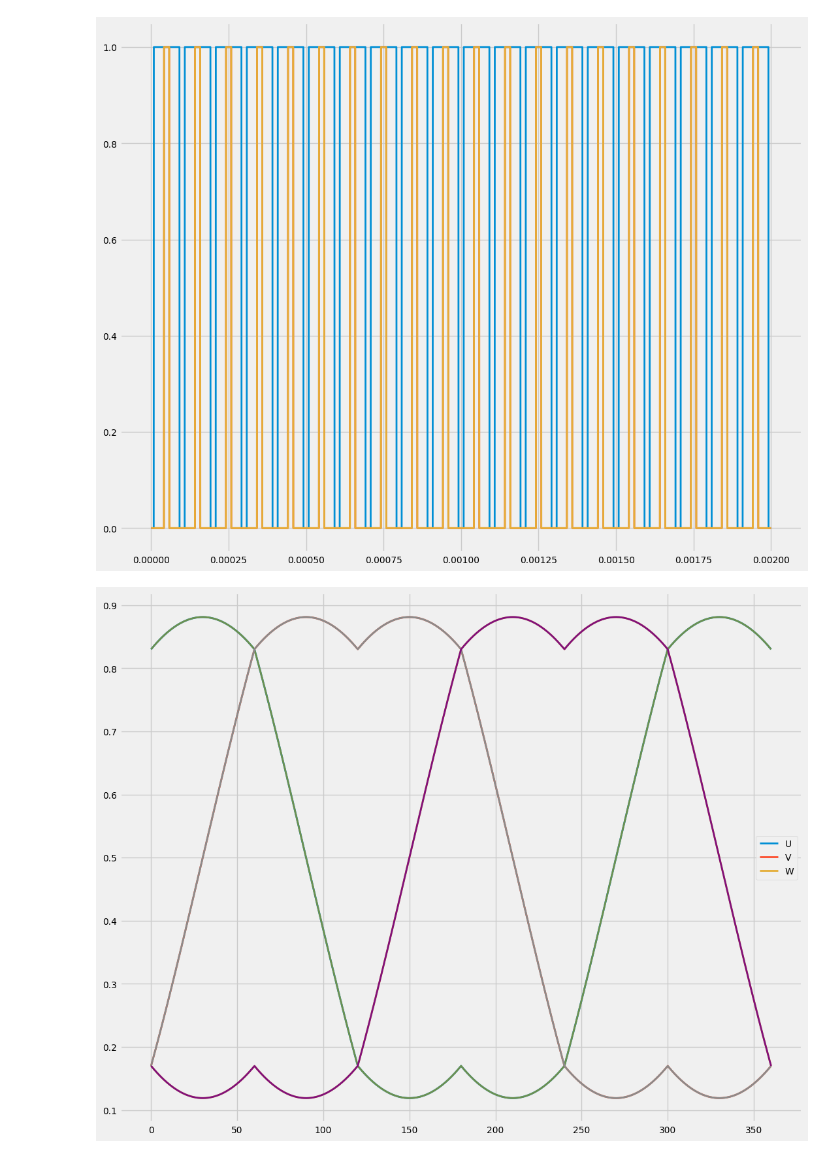
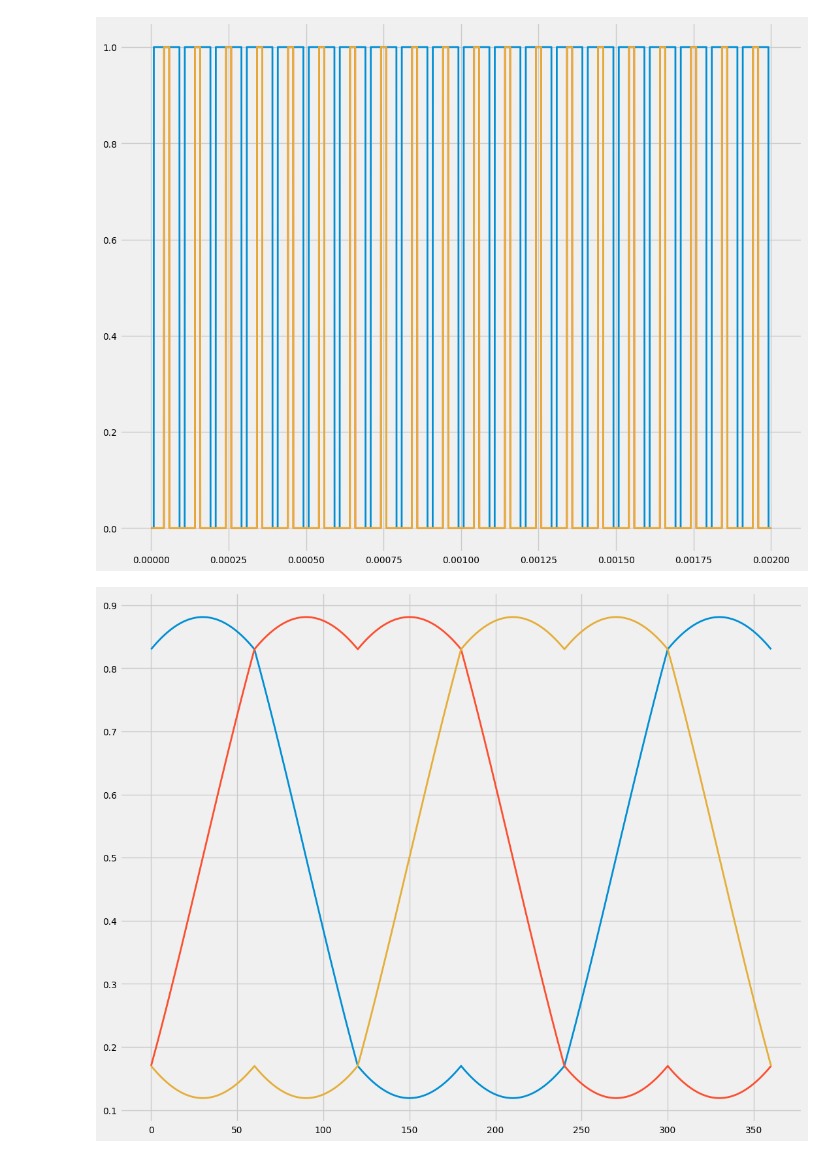
Before and after one commit to gadokrisztian/stm-svpwm, a Jupyter notebook: python/newpythonimplementation.ipynb, the cells around one changed output. Drawn from its saved outputs; the diff is of its cells as text; code cells hidden in the pictures.

```diff
--- a/python/newpythonimplementation.ipynb
+++ b/python/newpythonimplementation.ipynb
@@ -172,30 +172,18 @@ plt.plot(t, Vpwm[2]);
 # %%
 from svpwm import SVPWM
 
 
 pwm1 = SVPWM(50.0, 1/500.0)
 
 theta = np.linspace(0, 360, 5001)
 dcs = np.zeros((3, theta.shape[0]))
 for i, theta_i in enumerate(theta):
     Vref = np.array([Vm * np.cos(np.deg2rad(theta_i)), Vm *np.sin(np.deg2rad(theta_i))])
     dcs[:, i] = pwm1.getDC(Vref)
 
 plt.figure(figsize=(12, 10))
 plt.plot(theta, dcs[0])
 plt.plot(theta, dcs[1])
 plt.plot(theta, dcs[2]);
-
-pwm1 = SVPWM(50.0, 1/250.0)
-for i, theta_i in enumerate(theta):
-    Vref = np.array([Vm * np.cos(np.deg2rad(theta_i)), Vm *np.sin(np.deg2rad(theta_i))])
-    dcs[:, i] = pwm1.getDC(Vref)
-
-plt.plot(theta, dcs[0])
-plt.plot(theta, dcs[1])
-plt.plot(theta, dcs[2]);
-
-plt.legend(["U", "V", "W"]);
-plt.grid('both')
 # %% [output]
-[figure, old version]
+[figure, new version]
```
Also changed, not shown: parts of 3 cells of this notebook, 5 other files.
